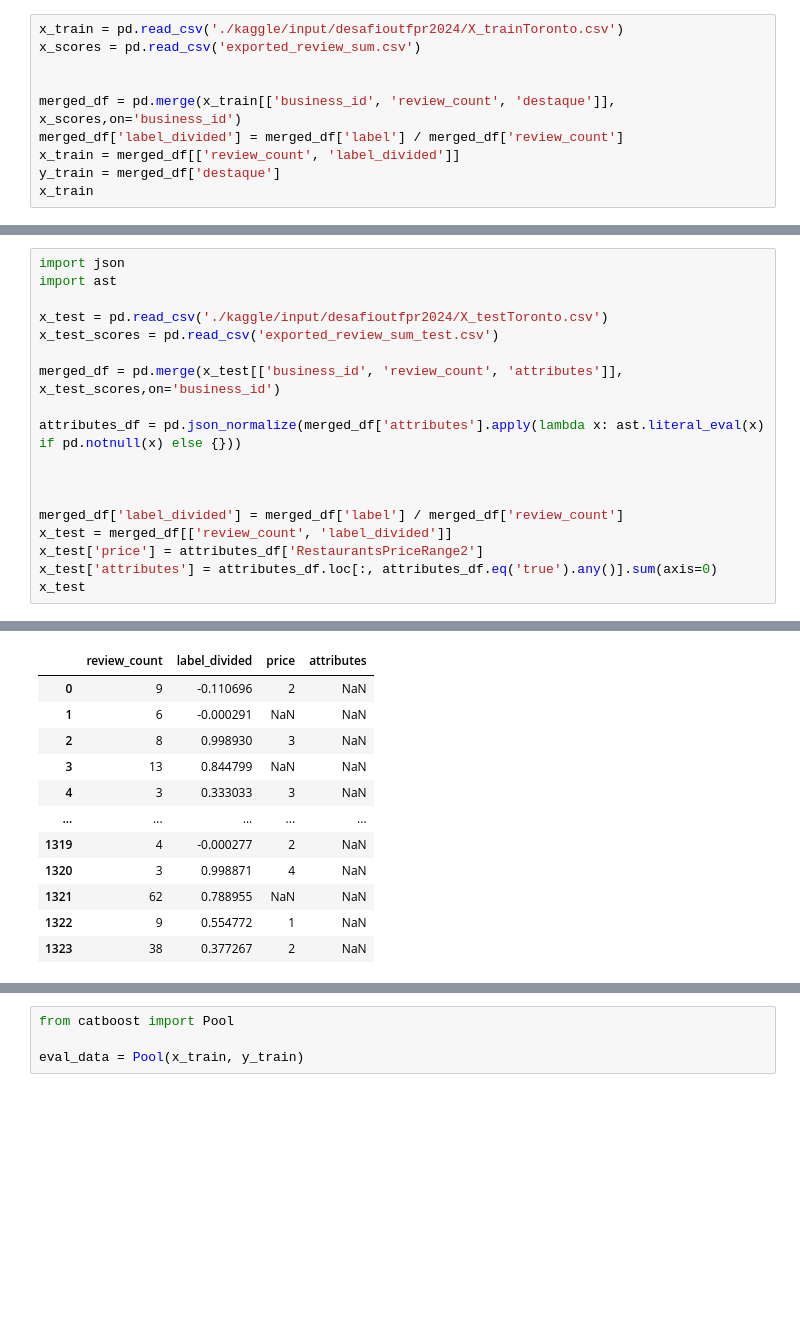
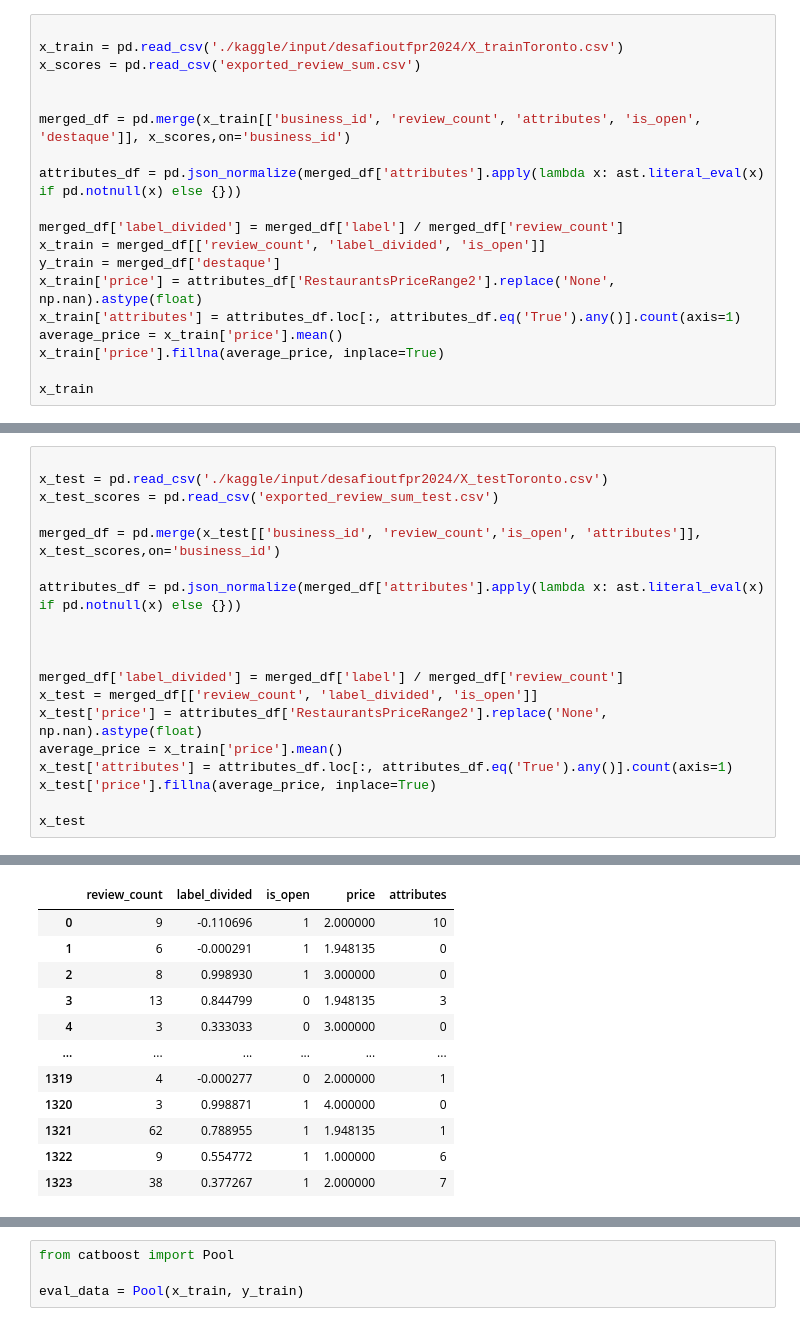
Before and after one commit to Martoto/DesafioYelpUTFPR, a Jupyter notebook: CatBoostClassifier.ipynb, the cells around one changed output, grey strips where cells are left out. Saved outputs shown, nothing was run; the diff lists cells and outputs as text; blank space fills up the shorter version.

Commit message:
Gridsearch e adicionado parametros de is_open

```diff
--- a/CatBoostClassifier.ipynb
+++ b/CatBoostClassifier.ipynb
@@ -49,11 +44,20 @@ import os
 # %%
+
 x_train = pd.read_csv('./kaggle/input/desafioutfpr2024/X_trainToronto.csv')
 x_scores = pd.read_csv('exported_review_sum.csv')
 
 
-merged_df = pd.merge(x_train[['business_id', 'review_count', 'destaque']], x_scores,on='business_id')
+merged_df = pd.merge(x_train[['business_id', 'review_count', 'attributes', 'is_open', 'destaque']], x_scores,on='business_id')
+
+attributes_df = pd.json_normalize(merged_df['attributes'].apply(lambda x: ast.literal_eval(x) if pd.notnull(x) else {}))
+
 merged_df['label_divided'] = merged_df['label'] / merged_df['review_count']
-x_train = merged_df[['review_count', 'label_divided']]
+x_train = merged_df[['review_count', 'label_divided', 'is_open']]
 y_train = merged_df['destaque']
+x_train['price'] = attributes_df['RestaurantsPriceRange2'].replace('None', np.nan).astype(float)
+x_train['attributes'] = attributes_df.loc[:, attributes_df.eq('True').any()].count(axis=1)
+average_price = x_train['price'].mean()
+x_train['price'].fillna(average_price, inplace=True)
+
 x_train
 # %% [output]
@@ -61,20 +97,21 @@ KeyError: "['business_id', 'destaque'] not in index"
 # %%
-import json
-import ast
 
 x_test = pd.read_csv('./kaggle/input/desafioutfpr2024/X_testToronto.csv')
 x_test_scores = pd.read_csv('exported_review_sum_test.csv')
 
-merged_df = pd.merge(x_test[['business_id', 'review_count', 'attributes']], x_test_scores,on='business_id')
+merged_df = pd.merge(x_test[['business_id', 'review_count','is_open', 'attributes']], x_test_scores,on='business_id')
 
 attributes_df = pd.json_normalize(merged_df['attributes'].apply(lambda x: ast.literal_eval(x) if pd.notnull(x) else {}))
 
 
 
 merged_df['label_divided'] = merged_df['label'] / merged_df['review_count']
-x_test = merged_df[['review_count', 'label_divided']]
-x_test['price'] = attributes_df['RestaurantsPriceRange2']
-x_test['attributes'] = attributes_df.loc[:, attributes_df.eq('true').any()].sum(axis=0)
+x_test = merged_df[['review_count', 'label_divided', 'is_open']]
+x_test['price'] = attributes_df['RestaurantsPriceRange2'].replace('None', np.nan).astype(float)
+average_price = x_train['price'].mean()
+x_test['attributes'] = attributes_df.loc[:, attributes_df.eq('True').any()].count(axis=1)
+x_test['price'].fillna(average_price, inplace=True)
+
 x_test
 # %% [output]
 A value is trying to be set on a copy of a slice from a DataFrame.
@@ -90,12 +137,12 @@ See the caveats in the documentation: https://pandas.pydata.org/pandas-docs/stab
-|  | review_count | label_divided | price | attributes |
-| 0 | 9 | -0.110696 | 2 | NaN |
-| 1 | 6 | -0.000291 | NaN | NaN |
-| 2 | 8 | 0.998930 | 3 | NaN |
-| 3 | 13 | 0.844799 | NaN | NaN |
-| 4 | 3 | 0.333033 | 3 | NaN |
-| ... | ... | ... | ... | ... |
-| 1319 | 4 | -0.000277 | 2 | NaN |
-| 1320 | 3 | 0.998871 | 4 | NaN |
-| 1321 | 62 | 0.788955 | NaN | NaN |
-| 1322 | 9 | 0.554772 | 1 | NaN |
-| 1323 | 38 | 0.377267 | 2 | NaN |
+|  | review_count | label_divided | is_open | price | attributes |
+| 0 | 9 | -0.110696 | 1 | 2.000000 | 10 |
+| 1 | 6 | -0.000291 | 1 | 1.948135 | 0 |
+| 2 | 8 | 0.998930 | 1 | 3.000000 | 0 |
+| 3 | 13 | 0.844799 | 0 | 1.948135 | 3 |
+| 4 | 3 | 0.333033 | 0 | 3.000000 | 0 |
+| ... | ... | ... | ... | ... | ... |
+| 1319 | 4 | -0.000277 | 0 | 2.000000 | 1 |
+| 1320 | 3 | 0.998871 | 1 | 4.000000 | 0 |
+| 1321 | 62 | 0.788955 | 1 | 1.948135 | 1 |
+| 1322 | 9 | 0.554772 | 1 | 1.000000 | 6 |
+| 1323 | 38 | 0.377267 | 1 | 2.000000 | 7 |
```
Also changed, not shown: parts of 10 cells of this notebook, 1 other file.
